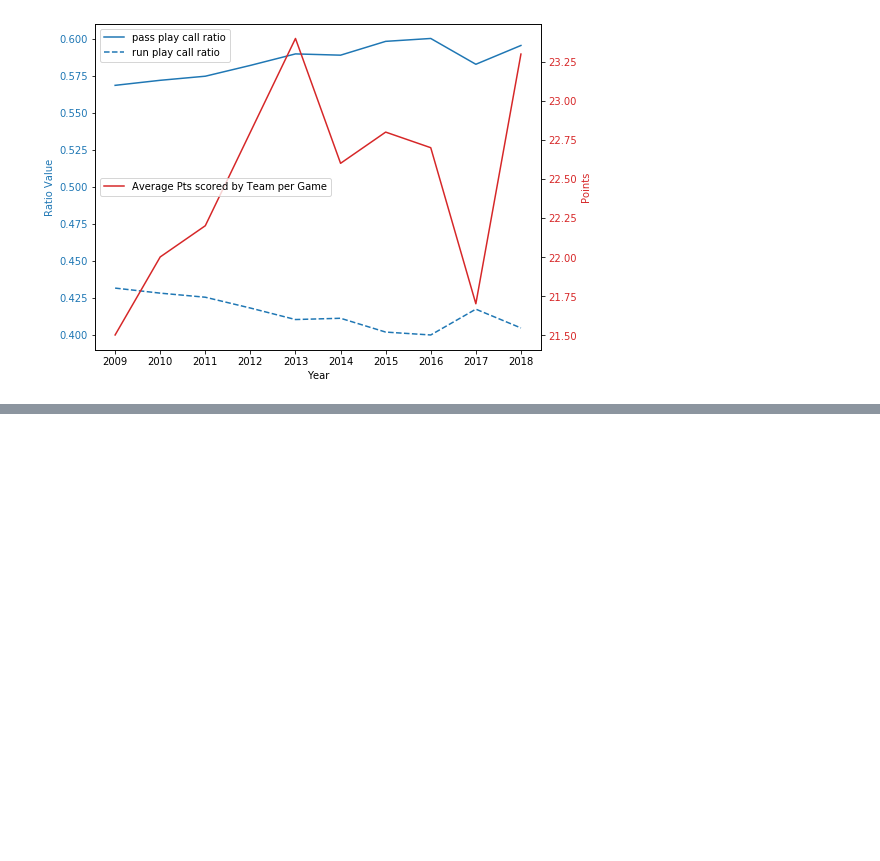
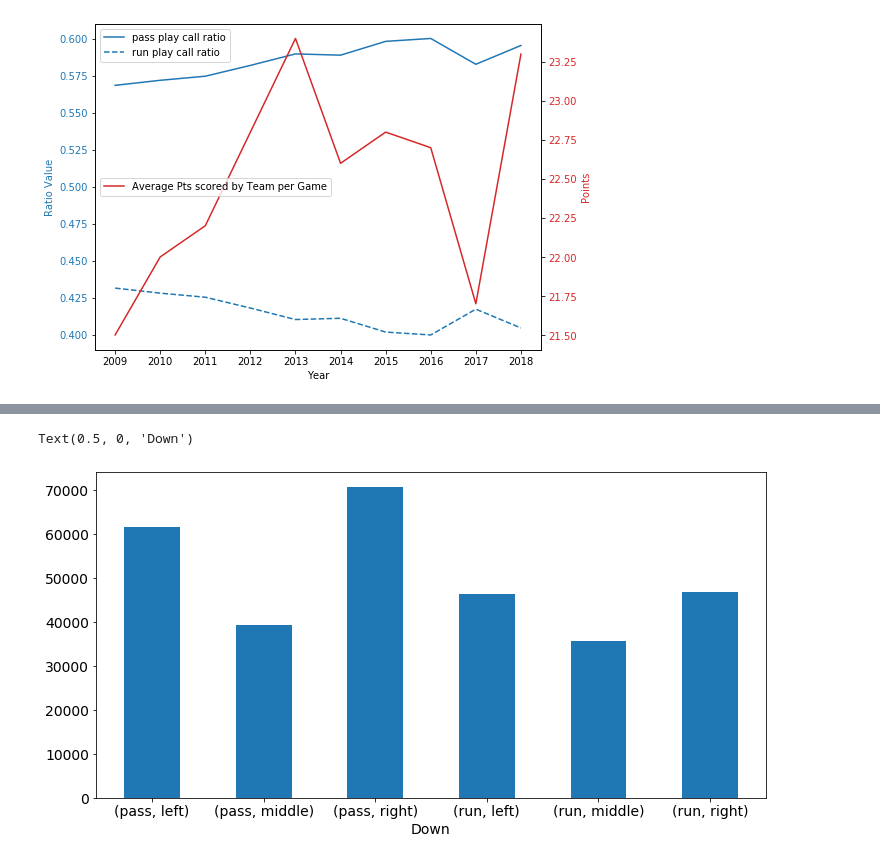
Before and after one commit to pspatel2/nfl_play_by_play_research, a Jupyter notebook: Exploring_Play_by_Play_NFL-Copy1.ipynb, the cells around one changed output, grey strips where cells are left out. Cells and saved outputs as stored; diff of their text form; code cells hidden in the pictures; blank space fills up the shorter version.

```diff
--- a/Exploring_Play_by_Play_NFL-Copy1.ipynb
+++ b/Exploring_Play_by_Play_NFL-Copy1.ipynb
@@ -685,0 +832,6 @@ idea is to pull description of direction of run and pass to see what teams sprea
+# %%
+df_play_dir.groupby(['play_type','direction'])['yards_gained'].count().plot(kind='bar',figsize=(12,6), fontsize= 14, rot = 0)
+plt.xlabel('Down', fontsize=14)
+# %% [output]
+Text(0.5, 0, 'Down')
+[figure, added]
```
Also changed, not shown: parts of 33 cells of this notebook, 1 other file.
